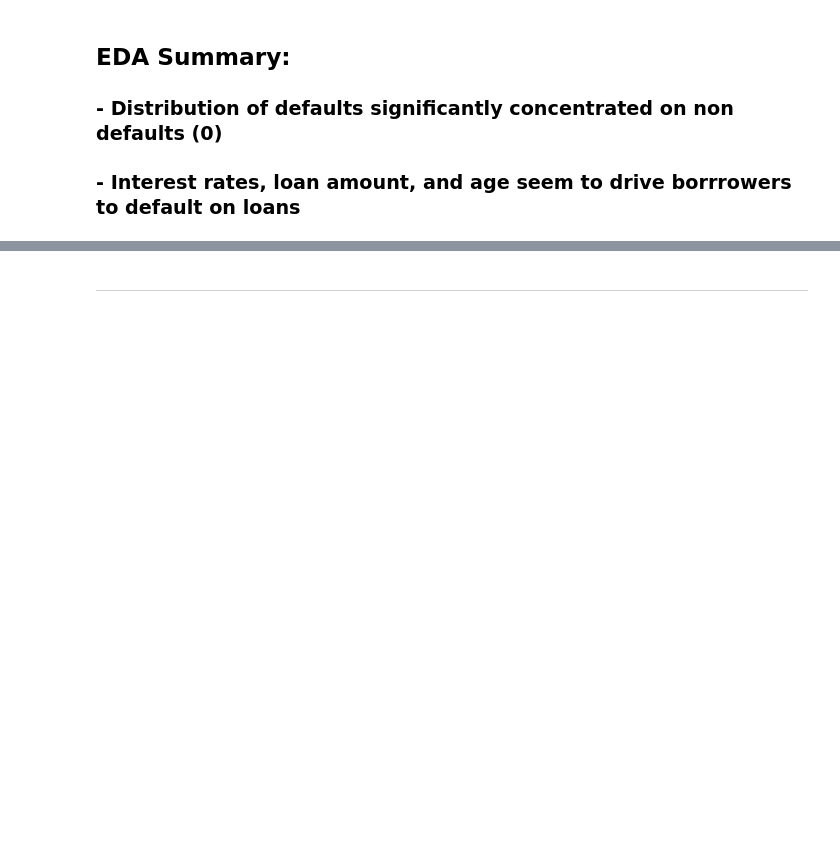
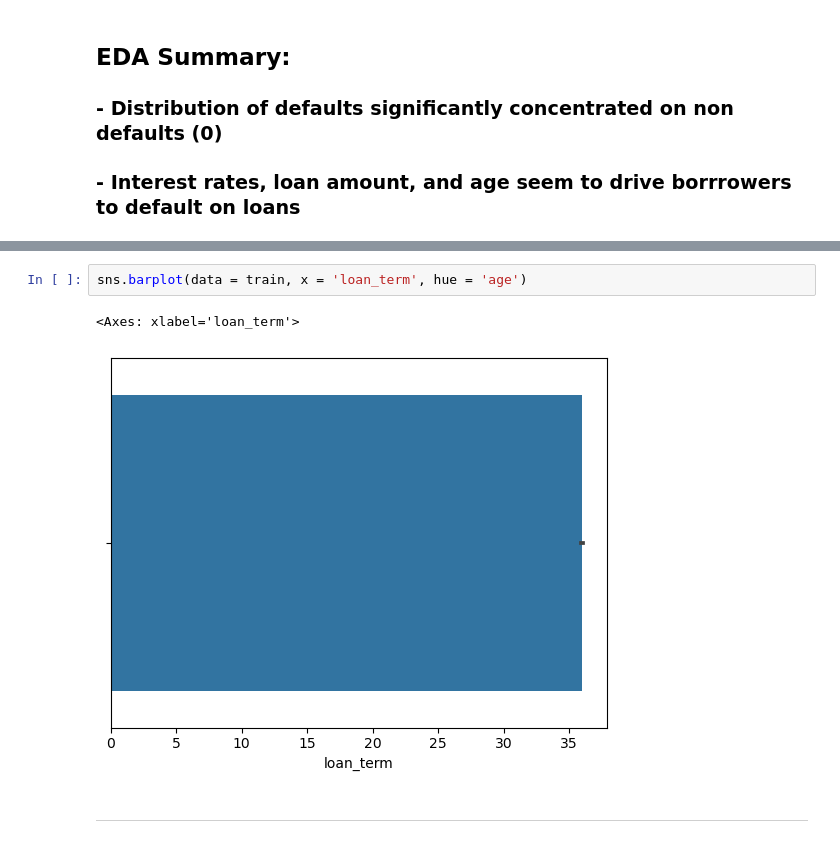
Before and after one commit to Msalazar2/individual-project, a Jupyter notebook: Final_Report.ipynb, the cells around one changed output, grey strips where cells are left out. Saved outputs shown, nothing was run; the diff lists cells and outputs as text; blank space fills up the shorter version.

```diff
--- a/Final_Report.ipynb
+++ b/Final_Report.ipynb
@@ -173,3 +183,8 @@ We reject the null hypothesis.
+# %%
+sns.barplot(data = train, x = 'loan_term', hue = 'age')
+# %% [output]
+<Axes: xlabel='loan_term'>
+[figure, added]
 # %% [markdown]
 ---
 # %% [markdown]
```
Also changed, not shown: parts of 2 cells of this notebook, 1 other file.
